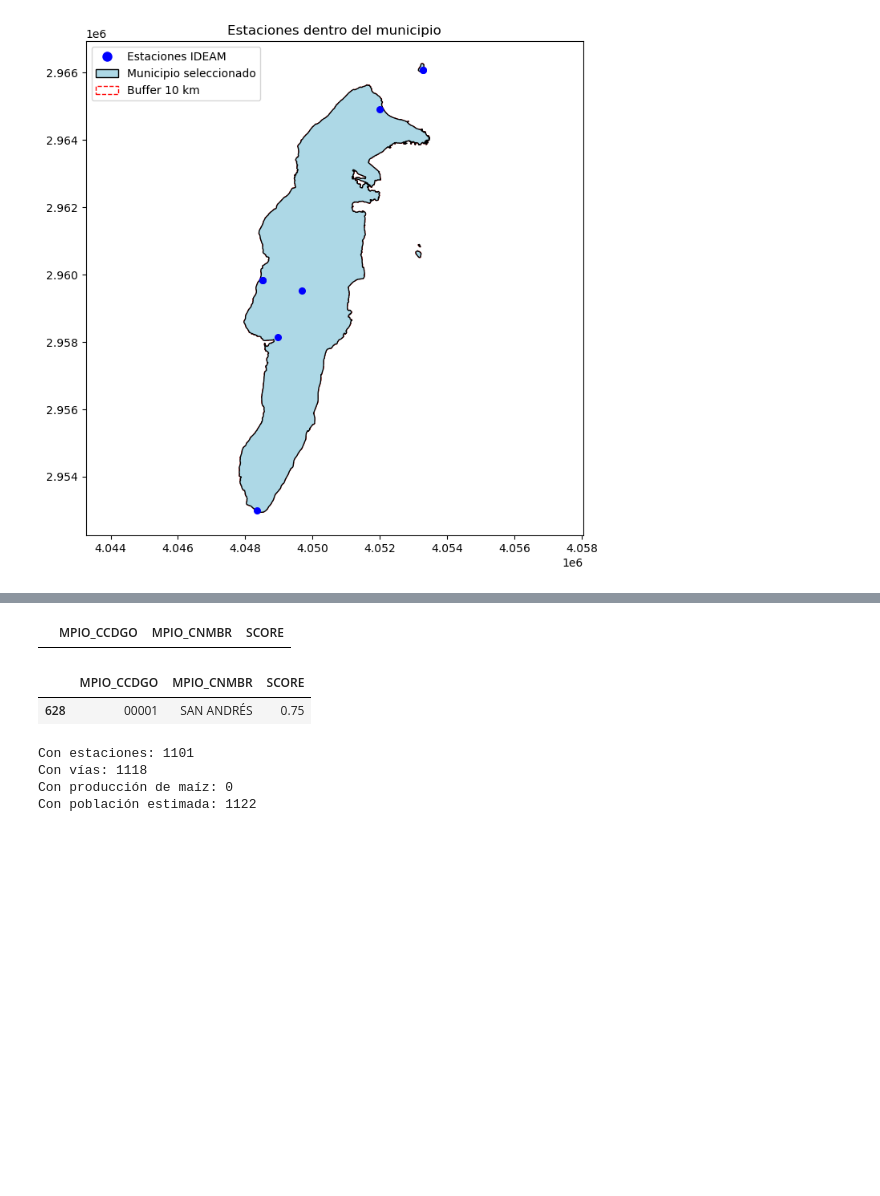
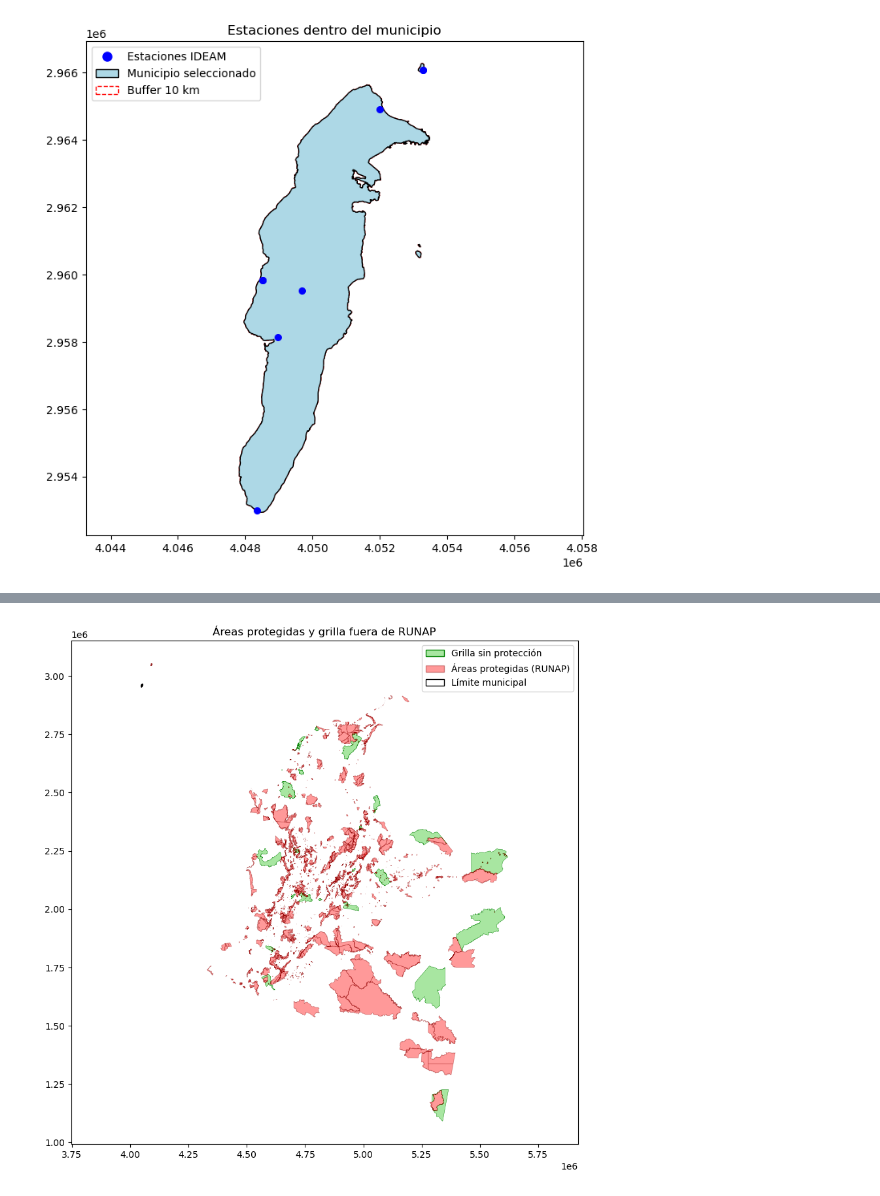
Before and after one commit to DanielaRayo/prog_sig, a Jupyter notebook: Workshop6_SpatialOpertaions_Vector_Data.ipynb, the cells around one changed output, grey strips where cells are left out. Saved outputs shown, nothing was run; the diff lists cells and outputs as text; code cells hidden in the pictures; blank space fills up the shorter version.

```diff
--- a/Workshop6_SpatialOpertaions_Vector_Data.ipynb
+++ b/Workshop6_SpatialOpertaions_Vector_Data.ipynb
@@ -478,7 +630,7 @@ runap_in_mun = runap_in_mun[runap_in_mun.geometry.type.isin(['Polygon', 'MultiPo
 print(f"RUNAP filtrado a geometrías válidas (Polygon/MultiPolygon): {len(runap_in_mun)}")
 
 # Quitar del grid las celdas que intersectan áreas protegidas
-grid_fina_no_protegida = gpd.overlay(grid_fina, runap_in_mun, how='difference', keep_geom_type=False)
+grid_fina_no_protegida = gpd.overlay(mun_sel, runap_in_mun, how='difference', keep_geom_type=False)
 print(f"Celdas válidas fuera de áreas protegidas: {len(grid_fina_no_protegida)}")
 
 # Asegurarse de mantener solo celdas poligonales tras la operación difference
@@ -821,8 +645,0 @@ mun_validos = mun_scores[
-# %%
-# Ordenar por SCORE descendente
-mejor_municipio = mun_validos.sort_values('SCORE', ascending=False).head(1)
-
-# Mostrar el resultado
-display(mejor_municipio[['MPIO_CCDGO', 'MPIO_CNMBR', 'SCORE']])
-# %% [output]
-|  | MPIO_CCDGO | MPIO_CNMBR | SCORE |
@@ -842,16 +645,0 @@ mun_validos = mun_scores[mun_scores['condiciones_validas'] >= 3]
-# %%
-mejor_municipio = mun_validos.sort_values('SCORE', ascending=False).head(1)
-display(mejor_municipio[['MPIO_CCDGO', 'MPIO_CNMBR', 'SCORE']])
-# %% [output]
-|  | MPIO_CCDGO | MPIO_CNMBR | SCORE |
-| 628 | 00001 | SAN ANDRÉS | 0.75 |
-# %%
-print("Con estaciones:", (mun_scores['ideam_count'] > 0).sum())
-print("Con vías:", (mun_scores['length_m'] > 0).sum())
-print("Con producción de avocado:", (mun_scores['avocado_prod_ton'] > 0).sum())
-print("Con población estimada:", (mun_scores['population_part'] > 0).sum())
-# %% [output]
-Con estaciones: 1101
-Con vías: 1118
-Con producción de maíz: 0
-Con población estimada: 1122
@@ -860,0 +646,30 @@ municipio_final = gdf_mun[gdf_mun["MPIO_CCDGO"] == mejor_municipio.iloc[0]["MPIO
+# %%
+fig, ax = plt.subplots(figsize=(10, 10))
+
+# 1. Grilla sin áreas protegidas (final válida)
+grid_fina_no_protegida.plot(ax=ax, color='#a8e6a1', edgecolor='green', linewidth=0.3)
+
+# 2. Áreas protegidas RUNAP
+runap_in_mun.plot(ax=ax, color='red', alpha=0.4, edgecolor='darkred', linewidth=0.5)
+
+# 3. Límite del municipio
+mun_sel.plot(ax=ax, facecolor='none', edgecolor='black', linewidth=1.2)
+
+# Zoom automático
+xmin, ymin, xmax, ymax = mun_sel.total_bounds
+ax.set_xlim(xmin, xmax)
+ax.set_ylim(ymin, ymax)
+
+# Leyenda personalizada corregida
+legend_elements = [
+    mpatches.Patch(facecolor='#a8e6a1', edgecolor='green', label='Grilla sin protección'),
+    mpatches.Patch(facecolor='red', edgecolor='darkred', label='Áreas protegidas (RUNAP)', alpha=0.4),
+    mpatches.Patch(facecolor='white', edgecolor='black', label='Límite municipal')
+]
+
+ax.legend(handles=legend_elements, loc='upper right')
+plt.title("Áreas protegidas y grilla fuera de RUNAP")
+plt.axis('equal')
+plt.show()
+# %% [output]
+[figure, added]
```
Also changed, not shown: parts of 29 cells of this notebook.
